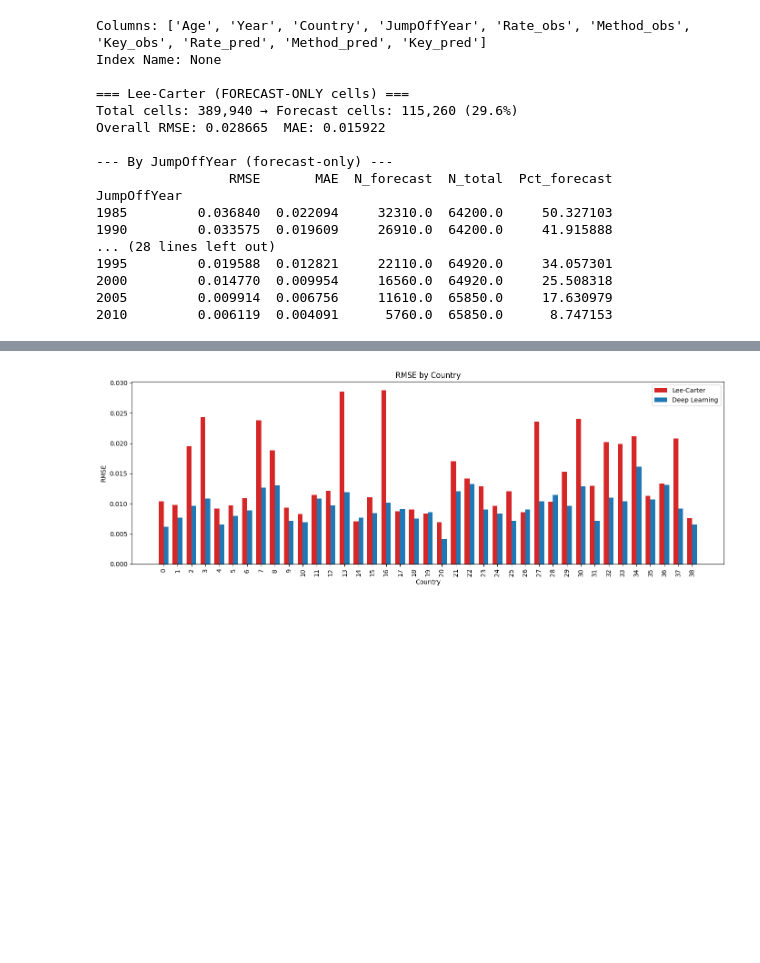
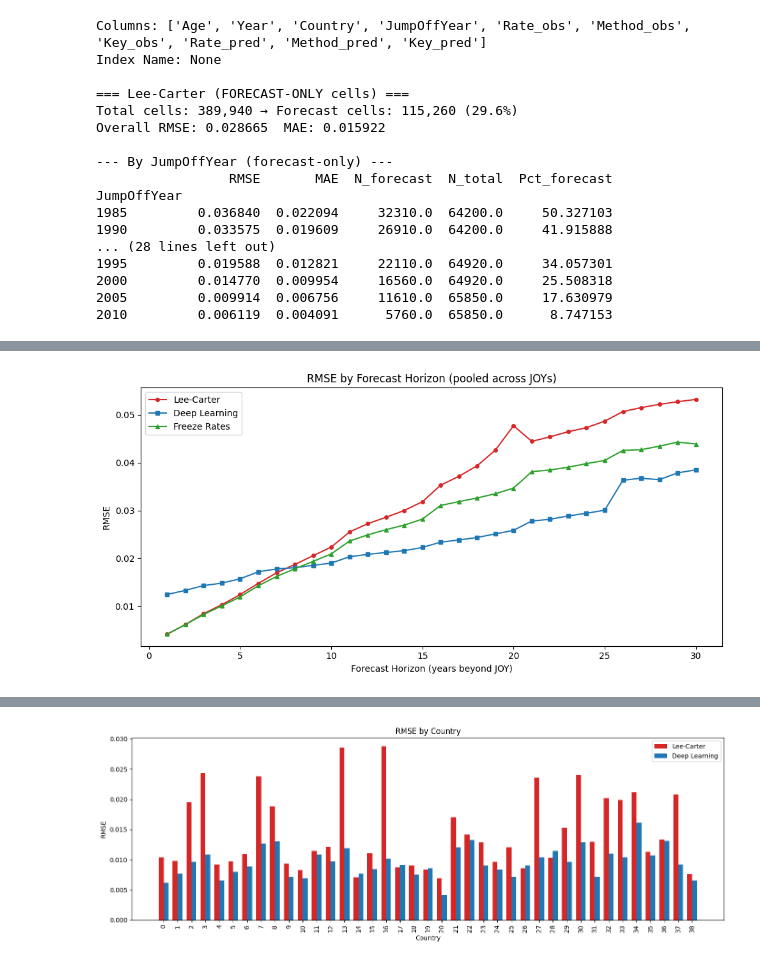
Before and after one commit to paigenpark/deep-fert, a Jupyter notebook: code/evaluation/eval_figures_cohort.ipynb, the cells around one changed output, grey strips where cells are left out. Saved outputs shown, nothing was run; the diff lists cells and outputs as text; code cells hidden in the pictures; blank space fills up the shorter version.

```diff
--- a/code/evaluation/eval_figures_cohort.ipynb
+++ b/code/evaluation/eval_figures_cohort.ipynb
@@ -499,0 +605,69 @@ df_forecast_dl.head()
+# %%
+# DIAGNOSTIC 4: Check if obs rates vary across JOY for the SAME (Country, Year, Age) cell
+# If observed rates are truly observed, they should be identical across JOY values.
+# If they differ, it means the obs data is being generated differently per JOY (suspicious).
+
+print("=" * 70)
+print("DIAGNOSTIC 4: Do observed rates differ across JOY for same cell?")
+print("=" * 70)
+
+for name, df_obs in [("Lee obs", df_obs_cohort_lee), ("DL obs", df_obs_cohort_dl)]:
+    # Group by (Country, Year, Age) and check if Rate varies across JumpOffYear
+    rate_variation = df_obs.groupby(['Country', 'Year', 'Age'])['Rate'].nunique()
+    n_varying = (rate_variation > 1).sum()
+    n_total_groups = len(rate_variation)
+    print(f"\n{name}:")
+    print(f"  Total (Country, Year, Age) groups: {n_total_groups:,}")
+    print(f"  Groups where Rate varies across JOY: {n_varying:,}")
+    if n_varying > 0:
+        # Show some examples
+        varying_keys = rate_variation[rate_variation > 1].head(5).index.tolist()
+        for key in varying_keys:
+            c, y, a = key
+            rows = df_obs[(df_obs['Country'] == c) & (df_obs['Year'] == y) & (df_obs['Age'] == a)]
+            print(f"\n  Example: Country={c}, Year={y}, Age={a}")
+            print(rows[['JumpOffYear', 'Rate']].to_string(index=False))
+
+# DIAGNOSTIC 5: For forecast-only cells, check the horizon distribution
+# Horizon = period_year - JOY (how far into the future the forecast is)
+print("\n" + "=" * 70)
+print("DIAGNOSTIC 5: Forecast horizon distribution")
+print("=" * 70)
+
+df = df_merged_lee.copy()
+df['period_year'] = df['Year'] + df['Age']
+df['horizon'] = df['period_year'] - df['JumpOffYear']
+forecast = df[df['horizon'] > 0]
+
+print(f"\nHorizon stats across all JOYs:")
+print(forecast.groupby('JumpOffYear')['horizon'].describe()[['min', 'max', 'mean', '50%']].to_string())
+
+# RMSE by horizon (pooled across JOYs)
+rmse_by_horizon_lee = forecast.groupby('horizon').apply(
+    lambda g: np.sqrt(((g['Rate_pred'] - g['Rate_obs']) ** 2).mean()))
+
+df2 = df_merged_dl.copy()
+df2['period_year'] = df2['Year'] + df2['Age']
+df2['horizon'] = df2['period_year'] - df2['JumpOffYear']
+forecast_dl = df2[df2['horizon'] > 0]
+rmse_by_horizon_dl = forecast_dl.groupby('horizon').apply(
+    lambda g: np.sqrt(((g['Rate_pred'] - g['Rate_obs']) ** 2).mean()))
+
+df3 = df_merged_fr.copy()
+df3['period_year'] = df3['Year'] + df3['Age']
+df3['horizon'] = df3['period_year'] - df3['JumpOffYear']
+forecast_fr = df3[df3['horizon'] > 0]
+rmse_by_horizon_fr = forecast_fr.groupby('horizon').apply(
+    lambda g: np.sqrt(((g['Rate_pred'] - g['Rate_obs']) ** 2).mean()))
+
+fig, ax = plt.subplots(figsize=(10, 5))
+ax.plot(rmse_by_horizon_lee.index, rmse_by_horizon_lee.values, 'o-', label='Lee-Carter', color='#d62728', markersize=4)
+ax.plot(rmse_by_horizon_dl.index, rmse_by_horizon_dl.values, 's-', label='Deep Learning', color='#1f77b4', markersize=4)
+ax.plot(rmse_by_horizon_fr.index, rmse_by_horizon_fr.values, '^-', label='Freeze Rates', color='#2ca02c', markersize=4)
+ax.set_xlabel('Forecast Horizon (years beyond JOY)')
+ax.set_ylabel('RMSE')
+ax.set_title('RMSE by Forecast Horizon (pooled across JOYs)')
+ax.legend()
+plt.tight_layout()
+plt.show()
+# %% [output]
@@ -500,3 +691,4 @@ df_forecast_dl.head()
+[figure, added]
 # %%
 # CORRECTED PLOT: RMSE by JOY using forecast-only cells
 fig, axes = plt.subplots(1, 2, figsize=(16, 5))
```
Also changed, not shown: parts of 15 cells of this notebook, 4 other files.
